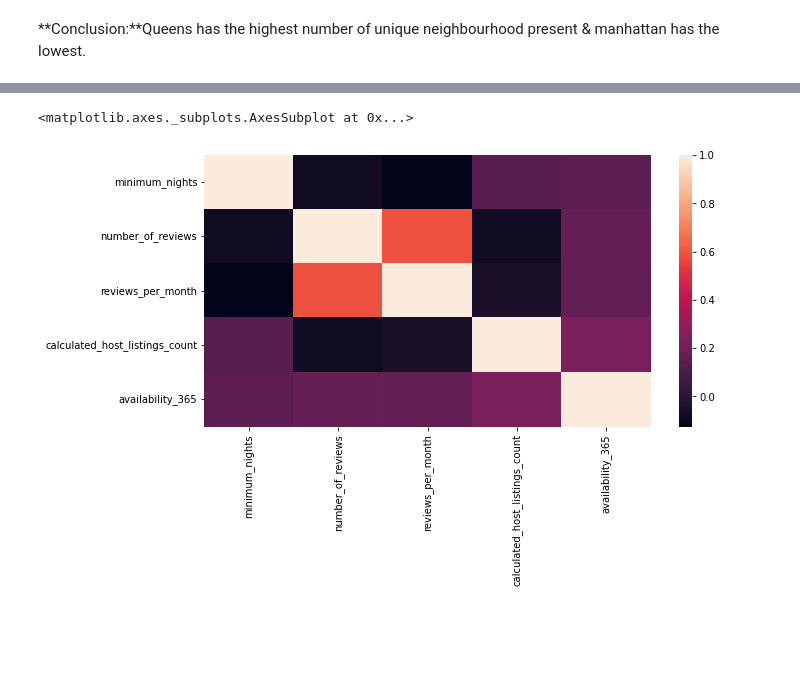
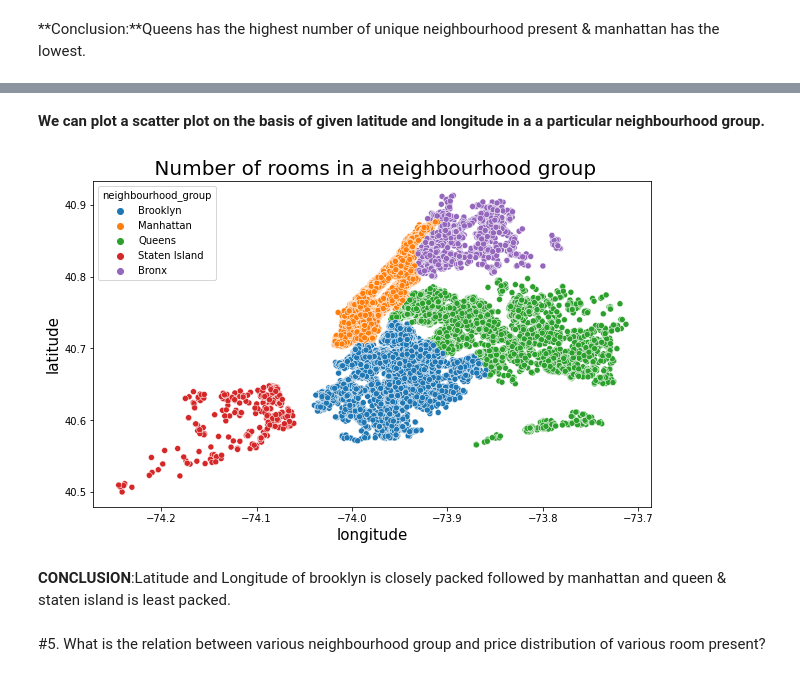
Before and after one commit to Gyanendra079/Airbnb-Bookings-Analysis, a Jupyter notebook: Airbnb_Bookings_Analysis_Capstone_Project.ipynb, the cells around one changed output, grey strips where cells are left out. Drawn from its saved outputs; the diff is of its cells as text; code cells hidden in the pictures; blank space fills up the shorter version.

```diff
--- a/Airbnb_Bookings_Analysis_Capstone_Project.ipynb
+++ b/Airbnb_Bookings_Analysis_Capstone_Project.ipynb
@@ -341,7 +249,15 @@ new_df.head()
-# %%
-corr_df = new_df.corr()
-plt.figure(figsize=(10,5))
-sns.heatmap(corr_df)
-# %% [output]
-<matplotlib.axes._subplots.AxesSubplot at 0x...>
-[figure, removed]
+# %% [markdown]
+**We can plot a scatter plot on the basis of given latitude and longitude in a a particular neighbourhood group.**
+# %%
+plt.figure(figsize=(10,6))
+ax = sns.scatterplot(df.longitude,df.latitude,hue=df.neighbourhood_group)
+ax.set_title(' Number of rooms in a neighbourhood group',fontsize=20)
+ax.set_ylabel('latitude',fontsize=15)
+ax.set_xlabel('longitude',fontsize=15)
+plt.show()
+# %% [output]
+[figure, added]
+# %% [markdown]
+**CONCLUSION**:Latitude and Longitude of brooklyn is closely packed followed by manhattan and queen & staten island is least packed.
+# %% [markdown]
+#5. What is the relation between various neighbourhood group and price distribution of various room present?
```
Also changed, not shown: parts of 35 cells of this notebook.
